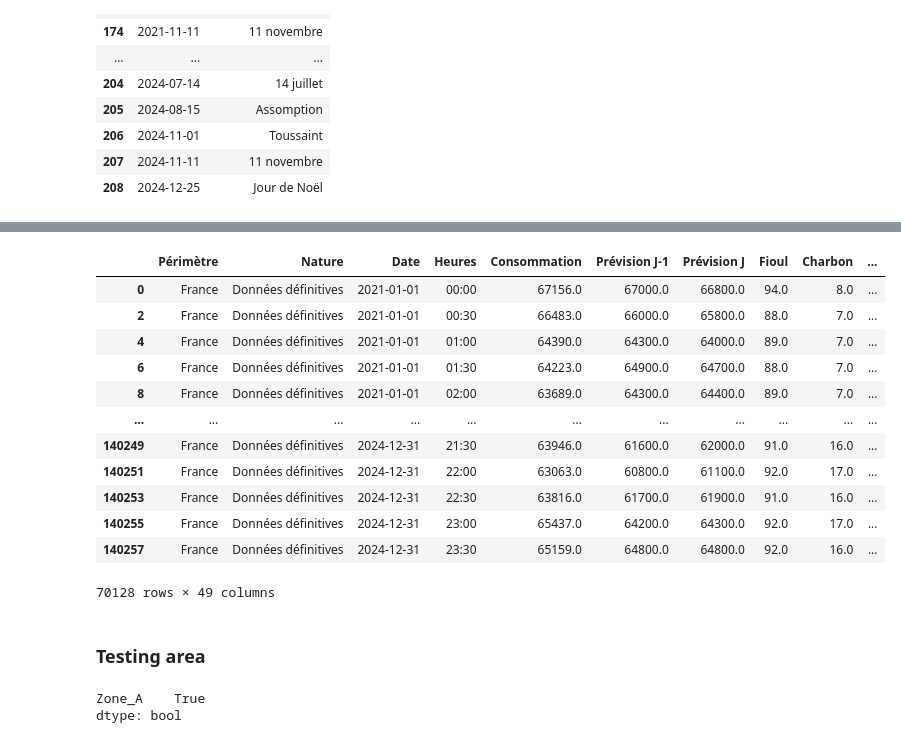
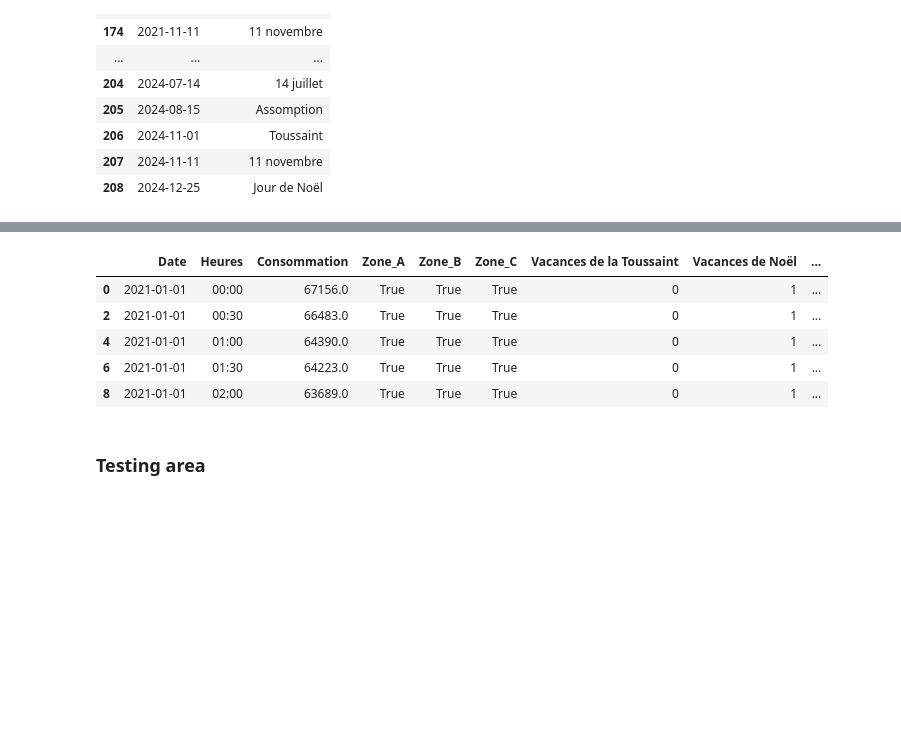
Before and after one commit to Marwane-ELM/energy_peak_prediction_fr, a Jupyter notebook: data_exploration.ipynb, the cells around one changed output, grey strips where cells are left out. Drawn from its saved outputs; the diff is of its cells as text; code cells hidden in the pictures; blank space fills up the shorter version.

```diff
--- a/data_exploration.ipynb
+++ b/data_exploration.ipynb
@@ -112,0 +98,3 @@ conso
+# %%
+conso = conso[["Date", "Heures", "Consommation"]]
+conso
@@ -613,31 +650,13 @@ public_holidays
  Timestamp('2024-12-25 00:00:00')}
 # %%
 conso["public_holidays"] = pd.to_datetime(conso["Date"]).isin(public_holidays) + 0
-conso
+conso.head()
 # %% [output]
-|  | Périmètre | Nature | Date | Heures | Consommation | Prévision J-1 | Prévision J | Fioul | Charbon | ... |
-| 0 | France | Données définitives | 2021-01-01 | 00:00 | 67156.0 | 67000.0 | 66800.0 | 94.0 | 8.0 | ... |
-| 2 | France | Données définitives | 2021-01-01 | 00:30 | 66483.0 | 66000.0 | 65800.0 | 88.0 | 7.0 | ... |
-| 4 | France | Données définitives | 2021-01-01 | 01:00 | 64390.0 | 64300.0 | 64000.0 | 89.0 | 7.0 | ... |
-| 6 | France | Données définitives | 2021-01-01 | 01:30 | 64223.0 | 64900.0 | 64700.0 | 88.0 | 7.0 | ... |
-| 8 | France | Données définitives | 2021-01-01 | 02:00 | 63689.0 | 64300.0 | 64400.0 | 89.0 | 7.0 | ... |
-| ... | ... | ... | ... | ... | ... | ... | ... | ... | ... | ... |
-| 140249 | France | Données définitives | 2024-12-31 | 21:30 | 63946.0 | 61600.0 | 62000.0 | 91.0 | 16.0 | ... |
-| 140251 | France | Données définitives | 2024-12-31 | 22:00 | 63063.0 | 60800.0 | 61100.0 | 92.0 | 17.0 | ... |
-| 140253 | France | Données définitives | 2024-12-31 | 22:30 | 63816.0 | 61700.0 | 61900.0 | 91.0 | 16.0 | ... |
-| 140255 | France | Données définitives | 2024-12-31 | 23:00 | 65437.0 | 64200.0 | 64300.0 | 92.0 | 17.0 | ... |
-| 140257 | France | Données définitives | 2024-12-31 | 23:30 | 65159.0 | 64800.0 | 64800.0 | 92.0 | 16.0 | ... |
+|  | Date | Heures | Consommation | Zone_A | Zone_B | Zone_C | Vacances de la Toussaint | Vacances de Noël | ... |
+| 0 | 2021-01-01 | 00:00 | 67156.0 | True | True | True | 0 | 1 | ... |
+| 2 | 2021-01-01 | 00:30 | 66483.0 | True | True | True | 0 | 1 | ... |
+| 4 | 2021-01-01 | 01:00 | 64390.0 | True | True | True | 0 | 1 | ... |
+| 6 | 2021-01-01 | 01:30 | 64223.0 | True | True | True | 0 | 1 | ... |
+| 8 | 2021-01-01 | 02:00 | 63689.0 | True | True | True | 0 | 1 | ... |
-70128 rows × 49 columns
 # %% [markdown]
 ### Testing area
-# %%
-
-
-new_holidays[
-    (new_holidays["Date"] >= "2020-12-18") &
-    (new_holidays["Date"] < "2021-01-03")
-
-][["Zone_A"]].all()
-# %% [output]
-Zone_A    True
-dtype: bool
```
Also changed, not shown: parts of 12 cells of this notebook, 2 other files.
